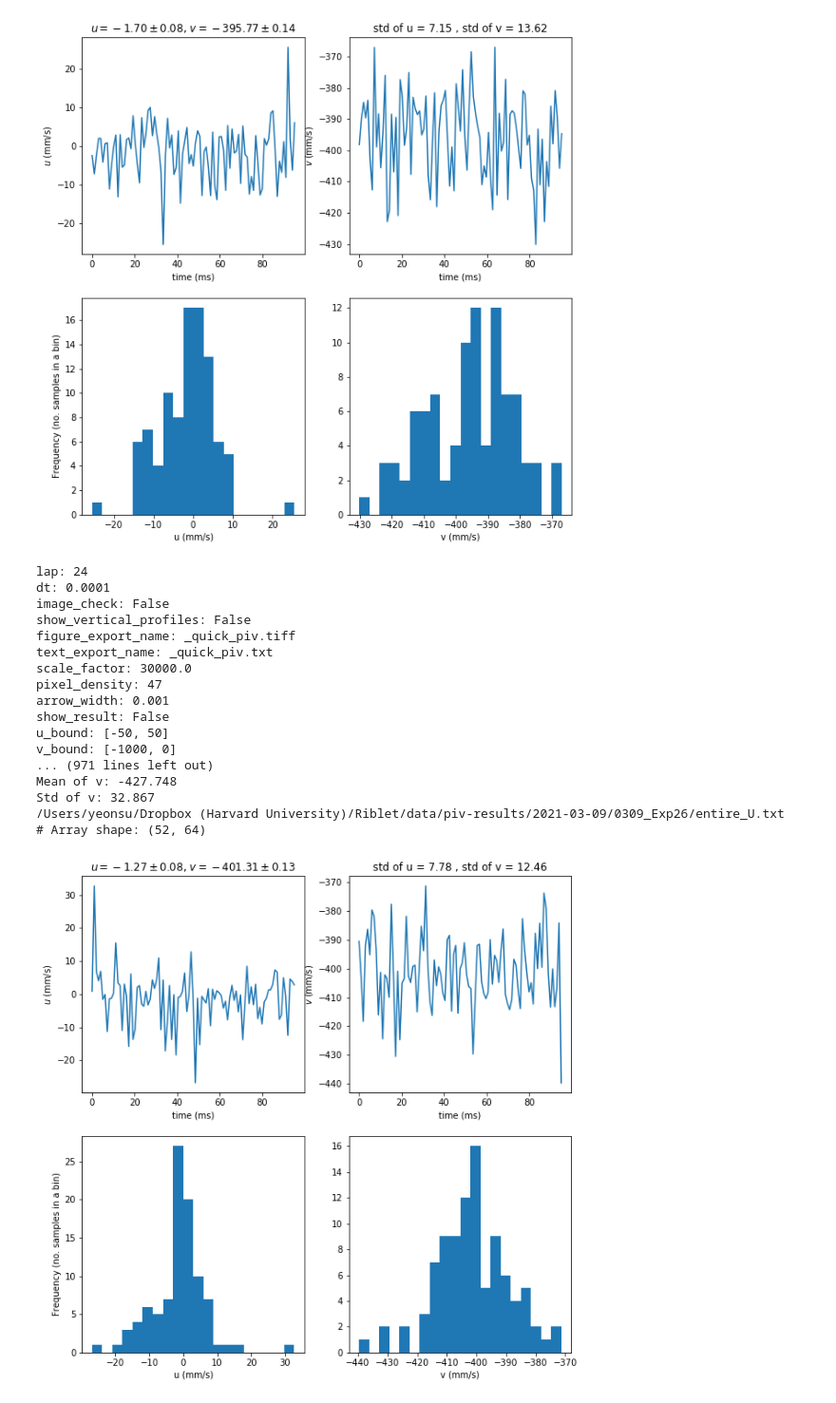
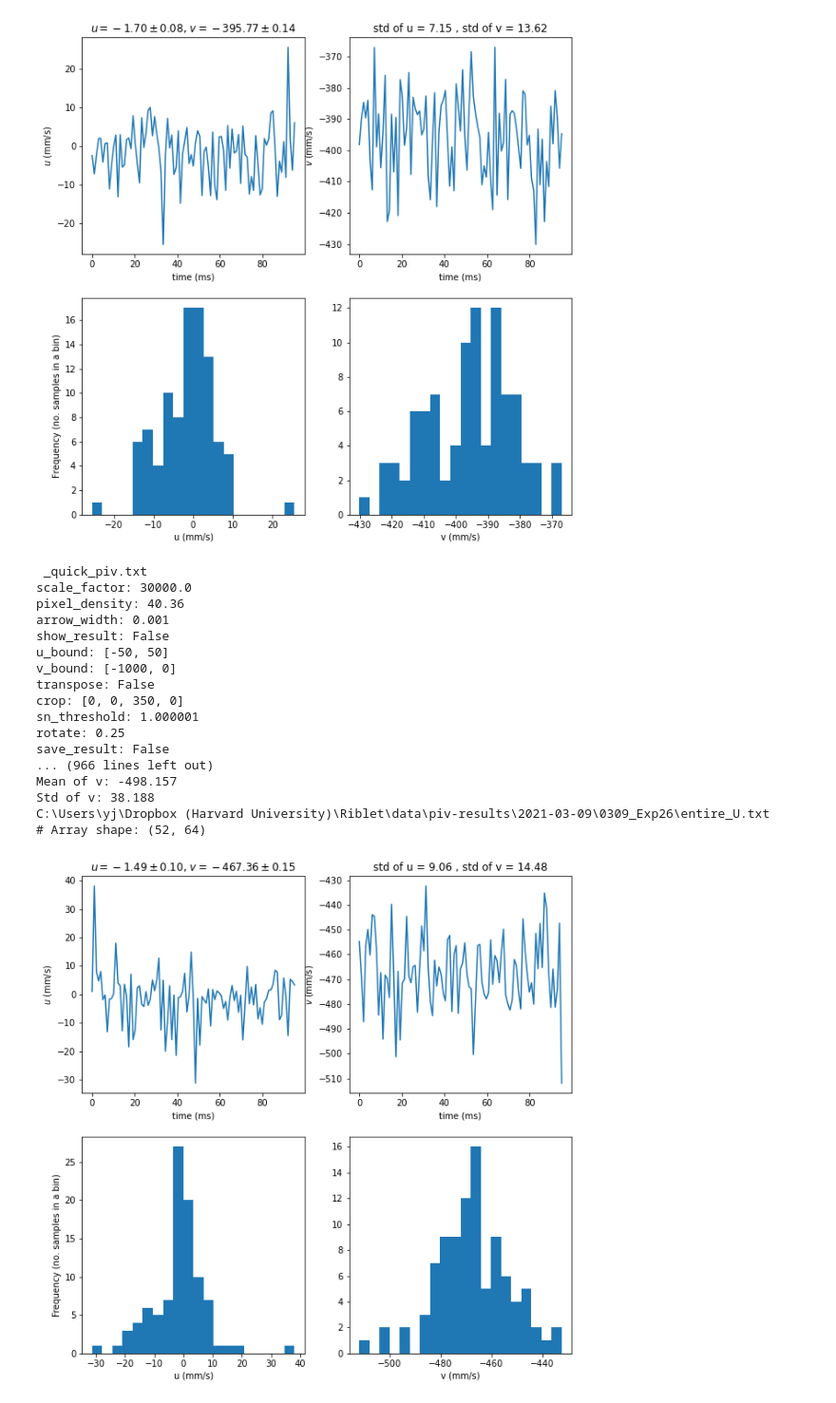
Before and after one commit to yeonsu-jung/piv_recipes, a Jupyter notebook: note_2021-03-09.ipynb, the cells around one changed output. Shown at 95% size. Saved outputs shown, nothing was run; the diff lists cells and outputs as text; code cells hidden in the pictures.

```diff
--- a/note_2021-03-09.ipynb
+++ b/note_2021-03-09.ipynb
@@ -14,15 +14,15 @@ importlib.reload(piv)
 # %%
-folder_path = '/Users/yeonsu/Dropbox (Harvard University)/Riblet/data/piv-data/2021-03-09'
-results_folder_path = '/Users/yeonsu/Dropbox (Harvard University)/Riblet/data/piv-results'
+# folder_path = '/Users/yeonsu/Dropbox (Harvard University)/Riblet/data/piv-data/2021-03-09'
+# results_folder_path = '/Users/yeonsu/Dropbox (Harvard University)/Riblet/data/piv-results'
 
-# folder_path = "C:\\Users\\yj\\Dropbox (Harvard University)\\Riblet\\data\\piv-data\\2021-03-02"
-# results_folder_path = 'C:\\Users\\yj\\Dropbox (Harvard University)\\Riblet\\data\\piv-results'
+folder_path = "C:\\Users\\yj\\Dropbox (Harvard University)\\Riblet\\data\\piv-data\\2021-03-09"
+results_folder_path = 'C:\\Users\\yj\\Dropbox (Harvard University)\\Riblet\\data\\piv-results'
 
 pi = piv.ParticleImage(folder_path,results_folder_path)
 # %%
 piv_cond = {
     "winsize": 28, "searchsize": 34, "overlap": 24,
-    "pixel_density": 47,"scale_factor": 3e4, "arrow_width": 0.001,
+    "pixel_density": 40,"scale_factor": 3e4, "arrow_width": 0.001,
     "u_bound": [-50,50],"v_bound": [-1000,0],
     "transpose": False, "crop": [0,0,0,0],
     "sn_threshold": 1.000001,'dt': 0.0001,
@@ -213,7 +197,7 @@ paths_thicker = ['0309_Exp22', '0309_Exp23', '0309_Exp24', '0309_Exp25', '0309_E
 
 piv_cond = {
         "winsize": 28, "searchsize": 34, "overlap": 24,
-        "pixel_density": 47,"scale_factor": 1e4, "arrow_width": 0.001,
+        "pixel_density": 40.7,"scale_factor": 1e4, "arrow_width": 0.001,
         "u_bound": [-50,50],"v_bound": [-1000,0],
         "transpose": False, "crop": [0,0,350,0],
         "sn_threshold": 1.000001,'dt': 0.0001,
@@ -364,34 +348,34 @@ Std of v: 29.454
 # %%
 piv_cond = {
     "winsize": 28, "searchsize": 34, "overlap": 24,
-    "pixel_density": 47,"scale_factor": 3e4, "arrow_width": 0.001,
+    "pixel_density": 40.36,"scale_factor": 3e4, "arrow_width": 0.001,
     "u_bound": [-50,50],"v_bound": [-1000,0],
     "transpose": False, "show_result": False, "crop": [0,0,350,0],
     "sn_threshold": 1.000001,'dt': 0.0001,
     "rotate": 0.25, "save_result": False
 }
 pi.set_piv_param(piv_cond)
 
 search_dict = {'path': '0309_Exp26'}
 proper_index_a = pi.check_proper_index(search_dict,index_a = 3)
 pi.piv_over_time(search_dict,start_index = proper_index_a,N = 95)
 pi.point_statistics(search_dict,3,3,1)
 # %% [output]
-lap: 24
-dt: 0.0001
-image_check: False
-show_vertical_profiles: False
-figure_export_name: _quick_piv.tiff
-text_export_name: _quick_piv.txt
+ _quick_piv.txt
 scale_factor: 30000.0
-pixel_density: 47
+pixel_density: 40.36
 arrow_width: 0.001
 show_result: False
 u_bound: [-50, 50]
 v_bound: [-1000, 0]
-... (971 lines left out)
-Mean of v: -427.748
-Std of v: 32.867
-/Users/yeonsu/Dropbox (Harvard University)/Riblet/data/piv-results/2021-03-09/0309_Exp26/entire_U.txt
+transpose: False
+crop: [0, 0, 350, 0]
+sn_threshold: 1.000001
+rotate: 0.25
+save_result: False
+... (966 lines left out)
+Mean of v: -498.157
+Std of v: 38.188
+C:\Users\yj\Dropbox (Harvard University)\Riblet\data\piv-results\2021-03-09\0309_Exp26\entire_U.txt
 # Array shape: (52, 64)
-[figure, old version]
+[figure, new version]
```
Also changed, not shown: parts of 3 cells of this notebook, 1 other file.
